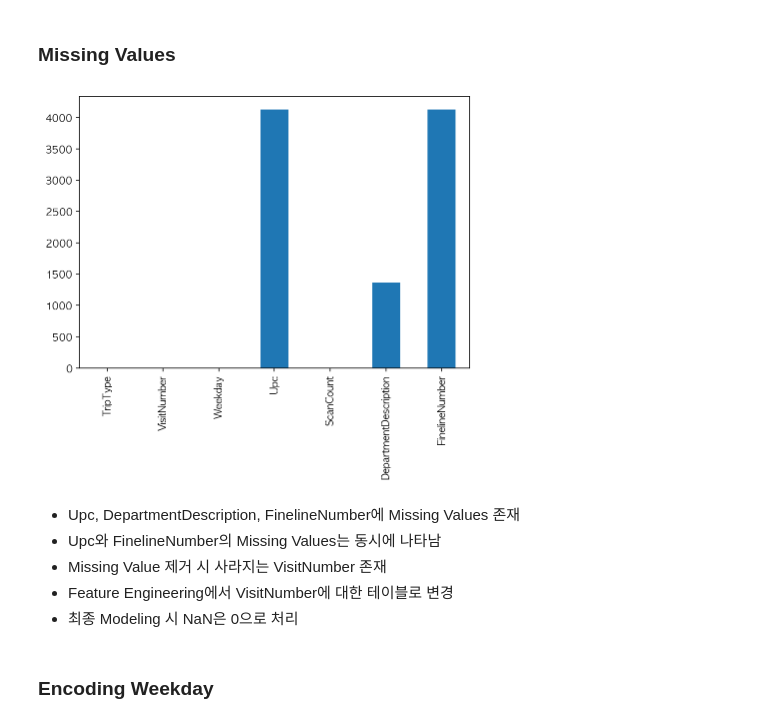
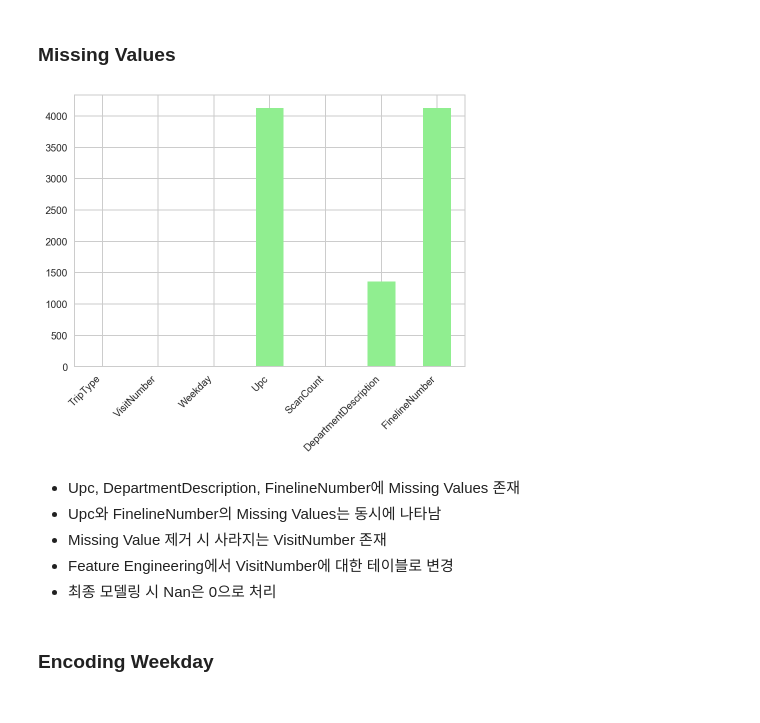
Before and after one commit to iayrots/dss7_SWYA_walmart, a Jupyter notebook: main_presentation/2팀(SWYA)_B_발표자료.ipynb, the cells around one changed output. Saved outputs shown, nothing was run; the diff lists cells and outputs as text; code cells hidden in the pictures.

```diff
--- a/main_presentation/2팀(SWYA)_B_발표자료.ipynb
+++ b/main_presentation/2팀(SWYA)_B_발표자료.ipynb
@@ -96,6 +92,8 @@ import pandas as pd
 import matplotlib as mpl
 import matplotlib.pyplot as plt
 import seaborn as sns
+sns.set_style('whitegrid')
+%config InlineBackend.figure_formats = {'png', 'retina'}
 
 from walmart_utils import *
 
@@ -129,16 +127,17 @@ memory usage: 34.6+ MB
 ### Missing Values
 # %%
 plt.figure(figsize=(7, 5))
-train.isnull().sum().plot(kind='bar')
+train.isnull().sum().plot(kind='bar', color="lightgreen")
+plt.xticks(rotation=45, ha='right')
 plt.show()
 # %% [output]
-[figure, old version]
+[figure, new version]
 # %% [markdown]
 - Upc, DepartmentDescription, FinelineNumber에 Missing Values 존재
 - Upc와 FinelineNumber의 Missing Values는 동시에 나타남
 - Missing Value 제거 시 사라지는 VisitNumber 존재
 - Feature Engineering에서 VisitNumber에 대한 테이블로 변경
-- 최종 Modeling 시 NaN은 0으로 처리
+- 최종 모델링 시 Nan은 0으로 처리
 # %% [markdown]
 ### Encoding Weekday
 # %%
```
Also changed, not shown: parts of 39 cells of this notebook.
